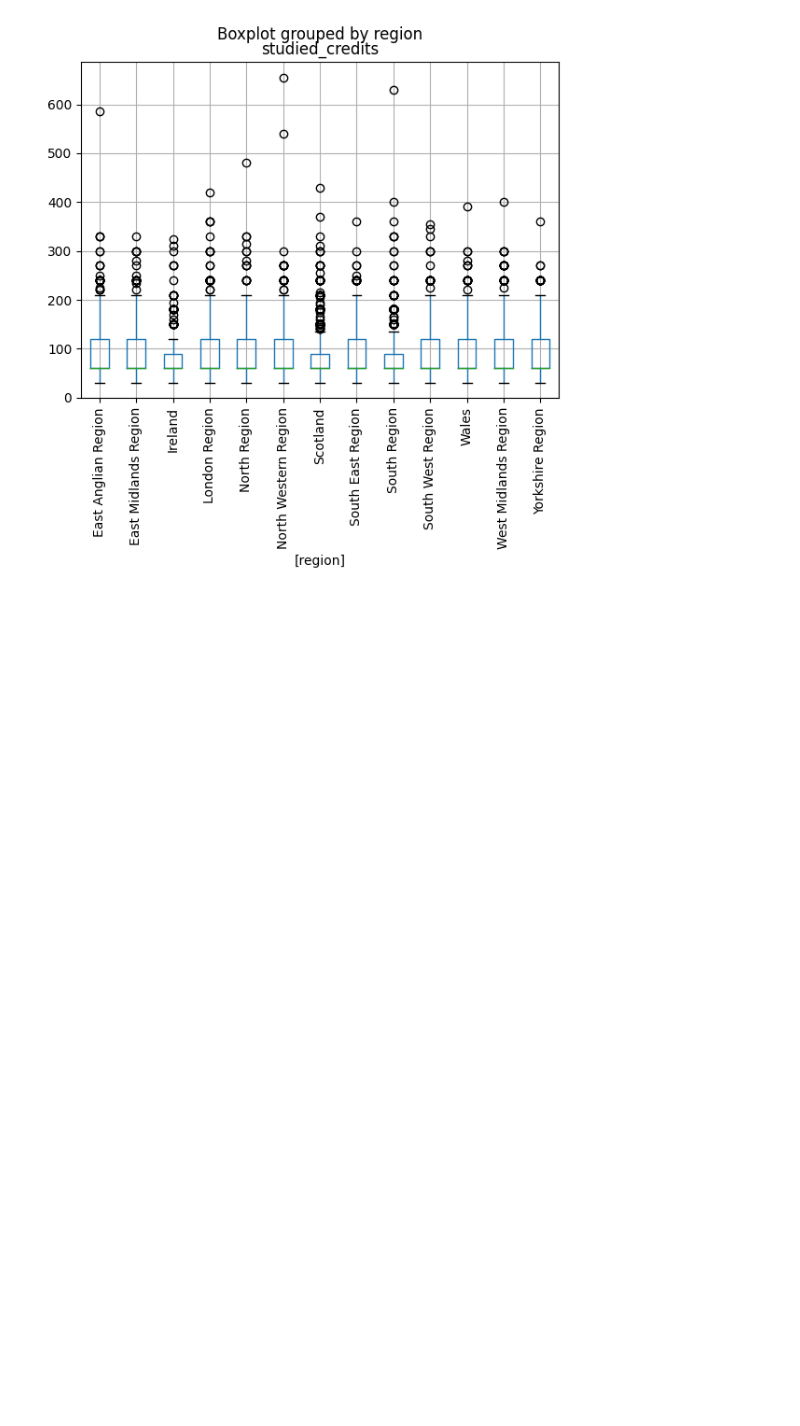
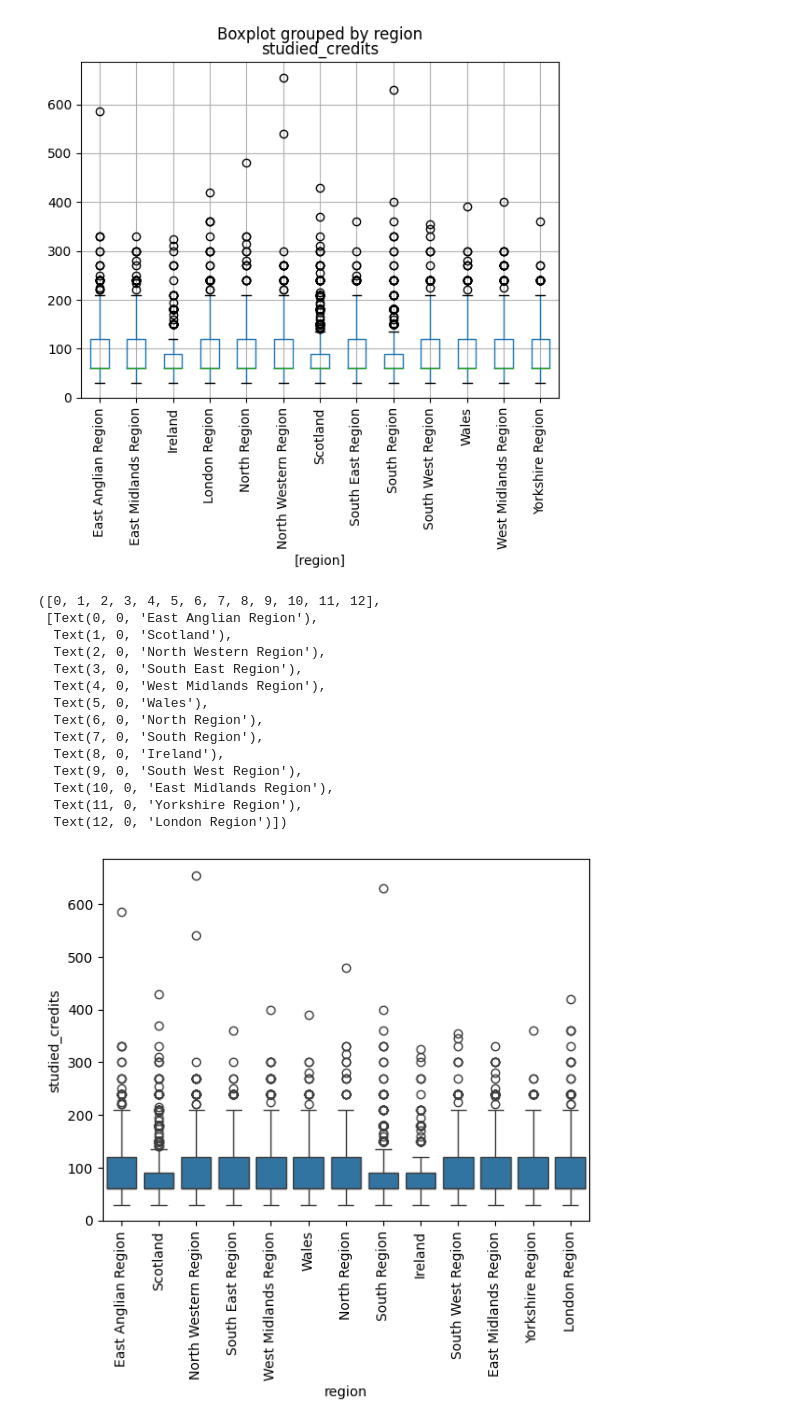
Before and after one commit to sreedharsiddhu/Hardware-and-software-project, a Jupyter notebook: Final_Hardware_and_Software.ipynb, the cells around one changed output. Drawn from its saved outputs; the diff is of its cells as text; code cells hidden in the pictures; blank space fills up the shorter version.

```diff
--- a/Final_Hardware_and_Software.ipynb
+++ b/Final_Hardware_and_Software.ipynb
@@ -229,6 +218,25 @@ plt.xticks(rotation = 90)    #without this, x-labels overlap
   Text(12, 0, 'West Midlands Region'),
   Text(13, 0, 'Yorkshire Region')])
 [figure]
+# %%
+sns.boxplot(x = 'region', y = 'studied_credits', data=studentInfo_df)
+plt.xticks(rotation = 90)
+# %% [output]
+([0, 1, 2, 3, 4, 5, 6, 7, 8, 9, 10, 11, 12],
+ [Text(0, 0, 'East Anglian Region'),
+  Text(1, 0, 'Scotland'),
+  Text(2, 0, 'North Western Region'),
+  Text(3, 0, 'South East Region'),
+  Text(4, 0, 'West Midlands Region'),
+  Text(5, 0, 'Wales'),
+  Text(6, 0, 'North Region'),
+  Text(7, 0, 'South Region'),
+  Text(8, 0, 'Ireland'),
+  Text(9, 0, 'South West Region'),
+  Text(10, 0, 'East Midlands Region'),
+  Text(11, 0, 'Yorkshire Region'),
+  Text(12, 0, 'London Region')])
+[figure, added]
 # %%
 # selecting a subset of cols which are of importance to us and grouping them by student id and aggregating them using median
 studentPerformance_df = studentInfo_df[['id_student', 'num_of_prev_attempts', 'studied_credits']].groupby('id_student').median()
```
Also changed, not shown: parts of 40 cells of this notebook.
